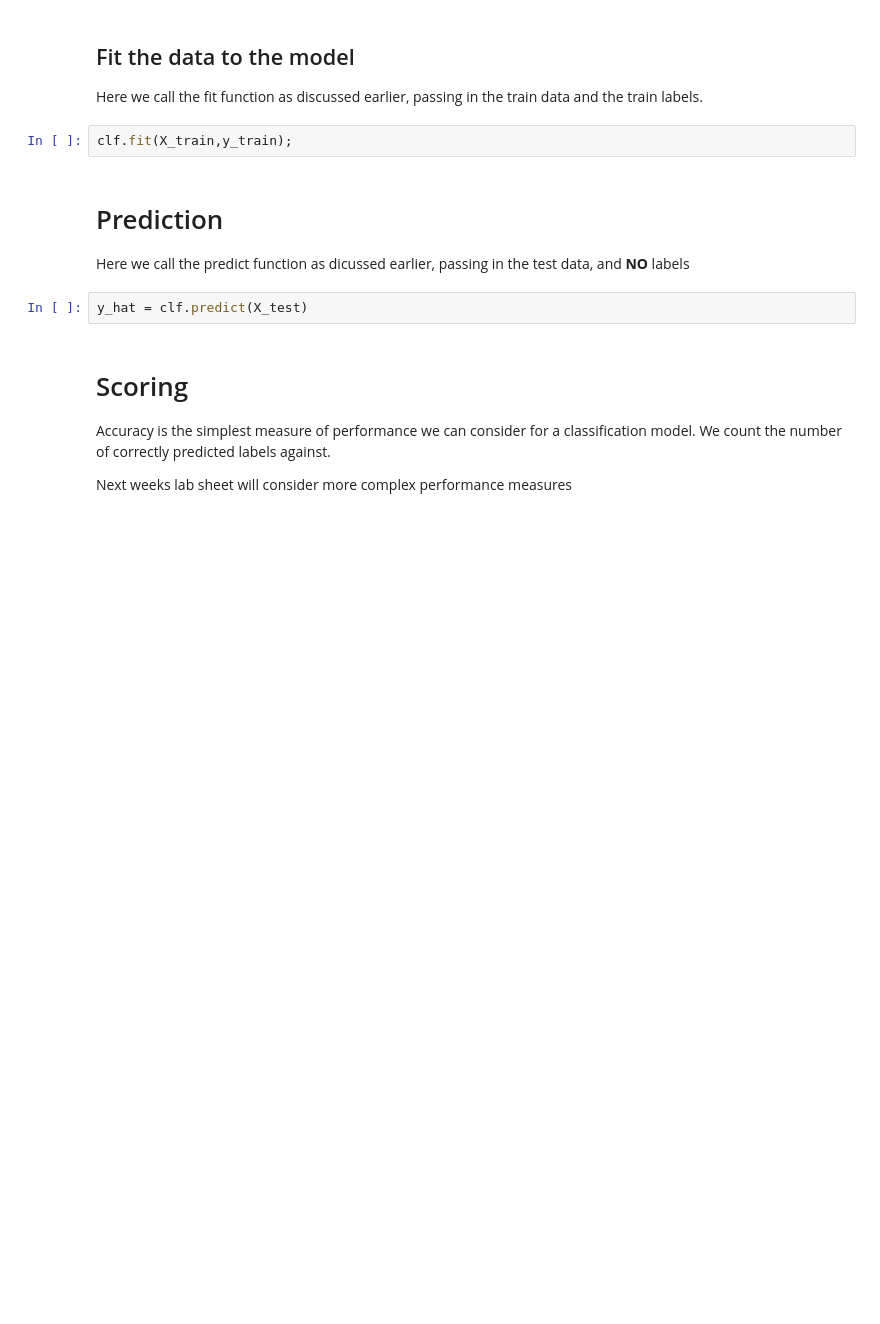
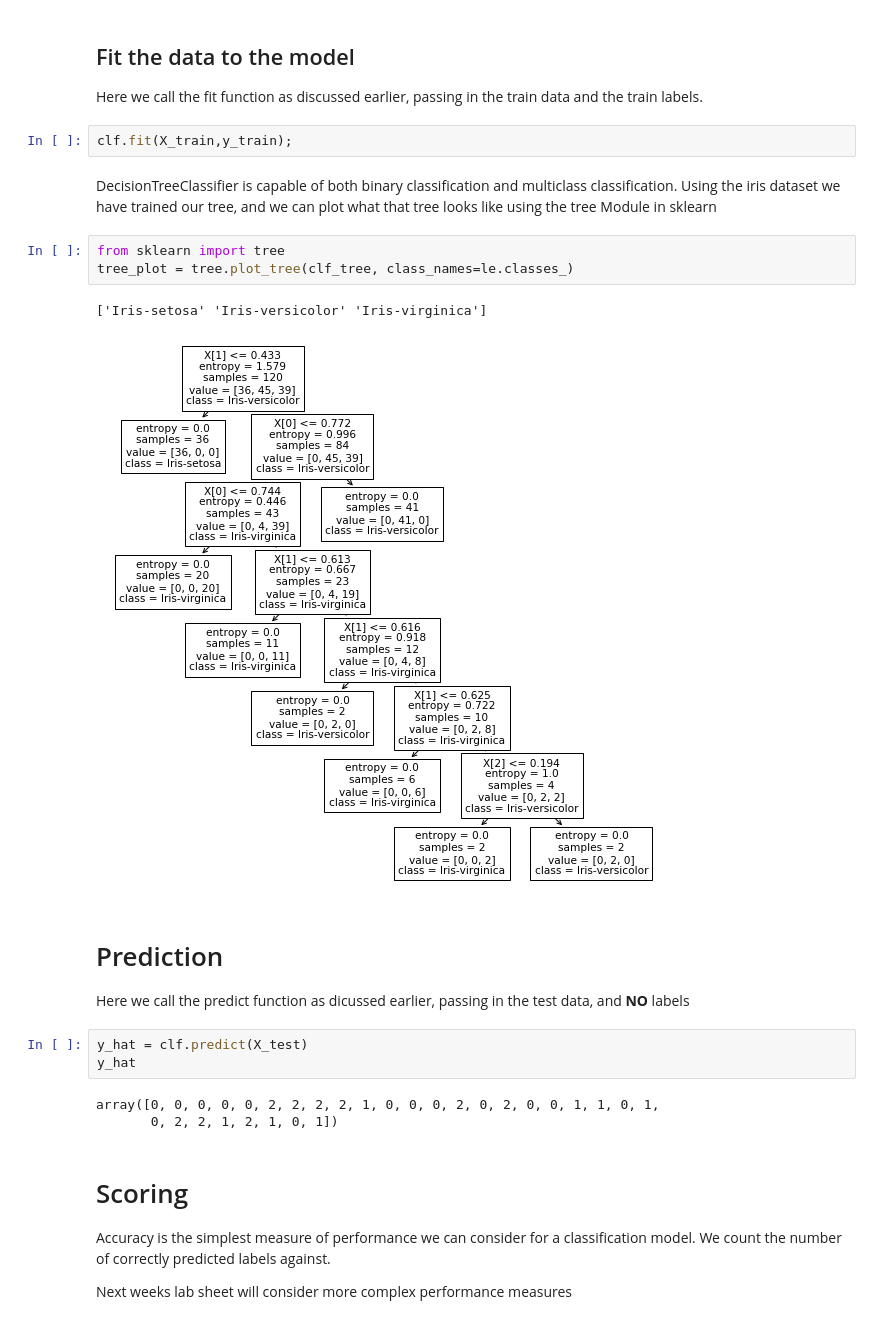
Before and after one commit to ABostrom/DataMiningExamples, a Jupyter notebook: Labsheets/Lab4/Lab4_Classification.ipynb, the cells around one changed output. Saved outputs shown, nothing was run; the diff lists cells and outputs as text; blank space fills up the shorter version.

Commit message:
updates to the classification labsheet

```diff
--- a/Labsheets/Lab4/Lab4_Classification.ipynb
+++ b/Labsheets/Lab4/Lab4_Classification.ipynb
@@ -94,12 +133,25 @@ clf = DecisionTreeClassifier(criterion='entropy')
 Here we call the fit function as discussed earlier, passing in the train data and the train labels.
 # %%
 clf.fit(X_train,y_train);
+# %% [markdown]
+DecisionTreeClassifier is capable of both binary classification and multiclass classification.
+Using the iris dataset we have trained our tree, and we can plot what that tree looks like using the tree Module in sklearn
+# %%
+from sklearn import tree
+tree_plot = tree.plot_tree(clf_tree, class_names=le.classes_)
+# %% [output]
+['Iris-setosa' 'Iris-versicolor' 'Iris-virginica']
+[figure, added]
 # %% [markdown]
 # Prediction
 
 Here we call the predict function as dicussed earlier, passing in the test data, and <b>NO</b> labels
 # %%
 y_hat = clf.predict(X_test)
+y_hat
+# %% [output]
+array([0, 0, 0, 0, 0, 2, 2, 2, 2, 1, 0, 0, 0, 2, 0, 2, 0, 0, 1, 1, 0, 1,
+       0, 2, 2, 1, 2, 1, 0, 1])
 # %% [markdown]
 # Scoring
 
```
Also changed, not shown: parts of 9 cells of this notebook.
